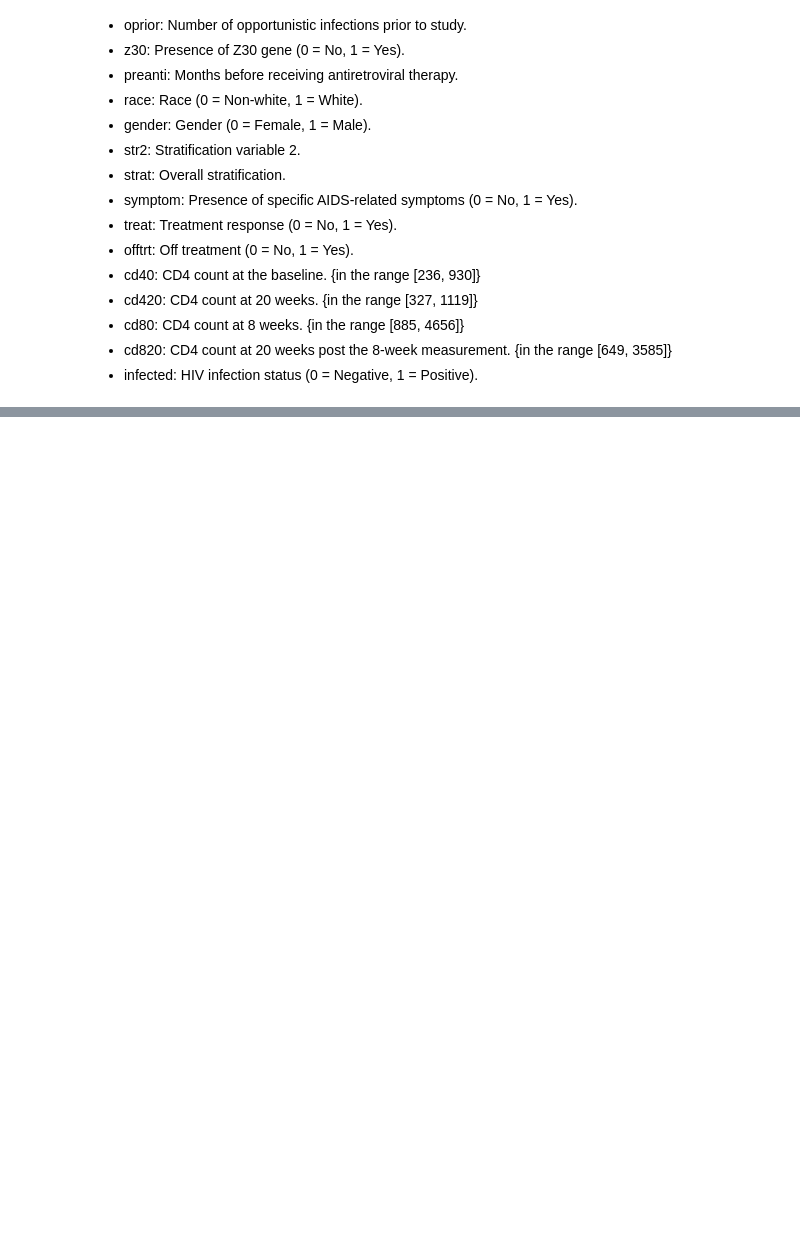
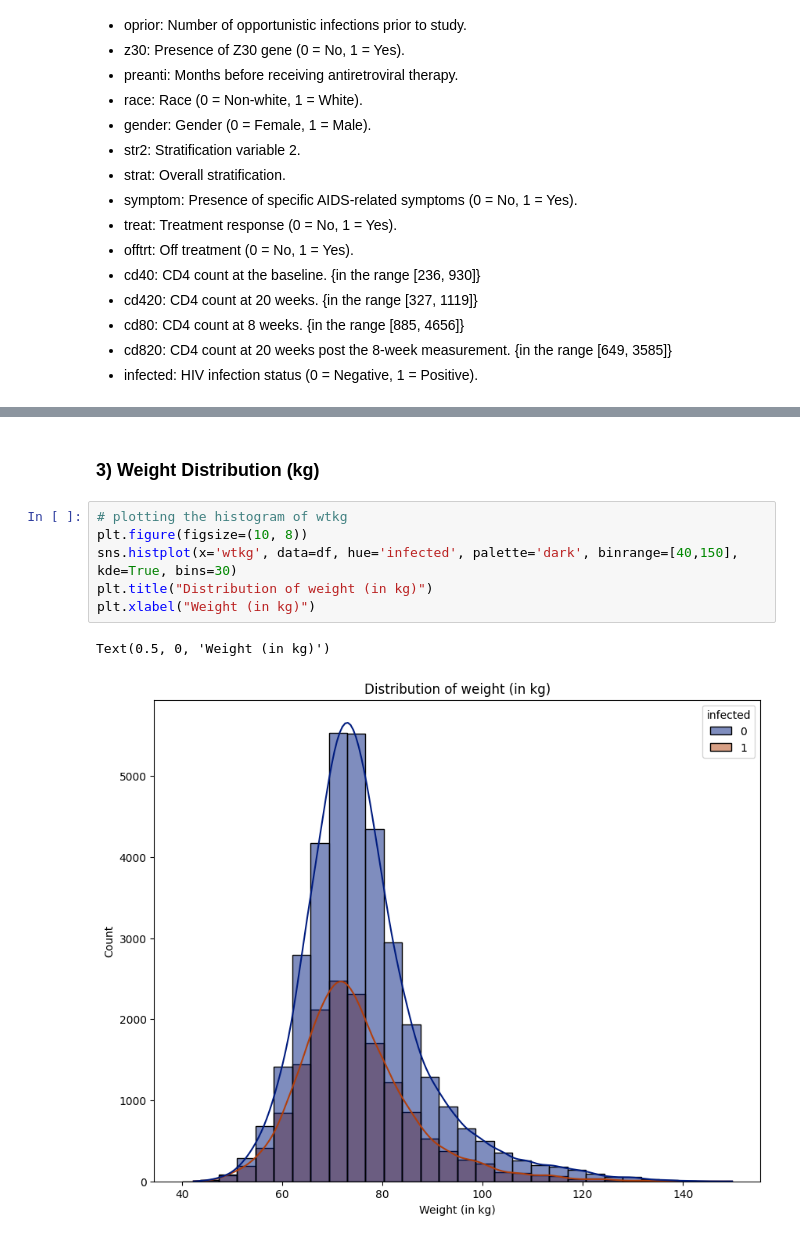
Before and after one commit to yanicodeverse/AIDS_Virus_Infection_Prediction, a Jupyter notebook: AIDS.ipynb, the cells around one changed output, grey strips where cells are left out. Cells and saved outputs as stored; diff of their text form; blank space fills up the shorter version.

```diff
--- a/AIDS.ipynb
+++ b/AIDS.ipynb
@@ -115,0 +239,11 @@ Attribute Description:
+# %% [markdown]
+### 3) Weight Distribution (kg)
+# %%
+# plotting the histogram of wtkg
+plt.figure(figsize=(10, 8))
+sns.histplot(x='wtkg', data=df, hue='infected', palette='dark', binrange=[40,150], kde=True, bins=30)
+plt.title("Distribution of weight (in kg)")
+plt.xlabel("Weight (in kg)")
+# %% [output]
+Text(0.5, 0, 'Weight (in kg)')
+[figure, added]
```
Also changed, not shown: parts of 17 cells of this notebook.
